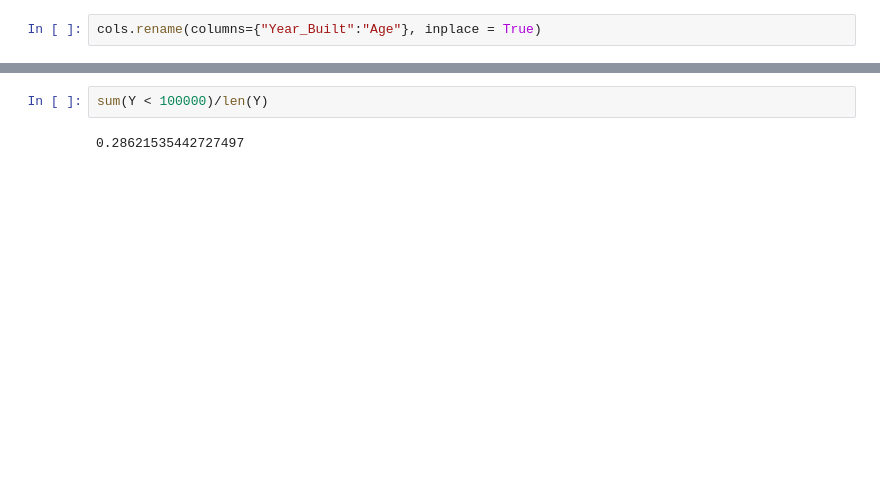
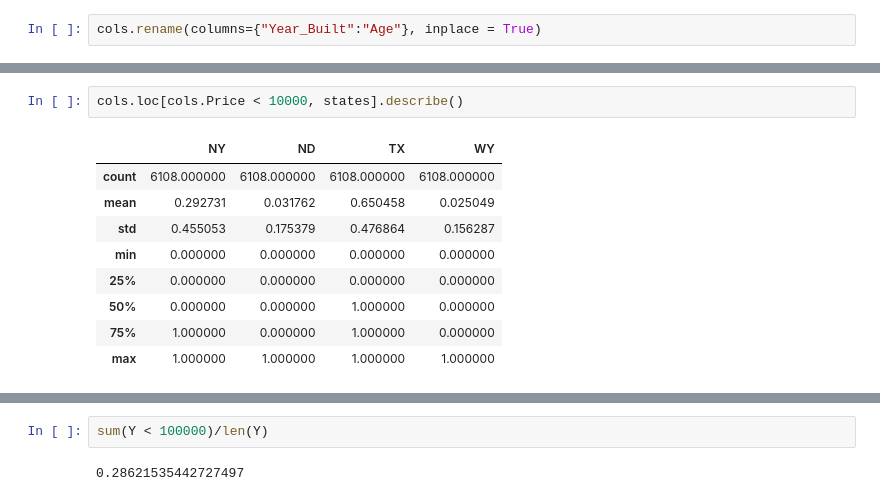
Before and after one commit to hbrumley/Home_Value_Analysis, a Jupyter notebook: Capstone_Housing.ipynb, the cells around one changed output, grey strips where cells are left out. Saved outputs shown, nothing was run; the diff lists cells and outputs as text; blank space fills up the shorter version.

```diff
--- a/Capstone_Housing.ipynb
+++ b/Capstone_Housing.ipynb
@@ -143,0 +180,12 @@ Wall time: 120 ms
+# %%
+cols.loc[cols.Price < 10000, states].describe()
+# %% [output]
+|  | NY | ND | TX | WY |
+| count | 6108.000000 | 6108.000000 | 6108.000000 | 6108.000000 |
+| mean | 0.292731 | 0.031762 | 0.650458 | 0.025049 |
+| std | 0.455053 | 0.175379 | 0.476864 | 0.156287 |
+| min | 0.000000 | 0.000000 | 0.000000 | 0.000000 |
+| 25% | 0.000000 | 0.000000 | 0.000000 | 0.000000 |
+| 50% | 0.000000 | 0.000000 | 1.000000 | 0.000000 |
+| 75% | 1.000000 | 0.000000 | 1.000000 | 0.000000 |
+| max | 1.000000 | 1.000000 | 1.000000 | 1.000000 |
```
Also changed, not shown: parts of 56 cells of this notebook, 1 other file.
